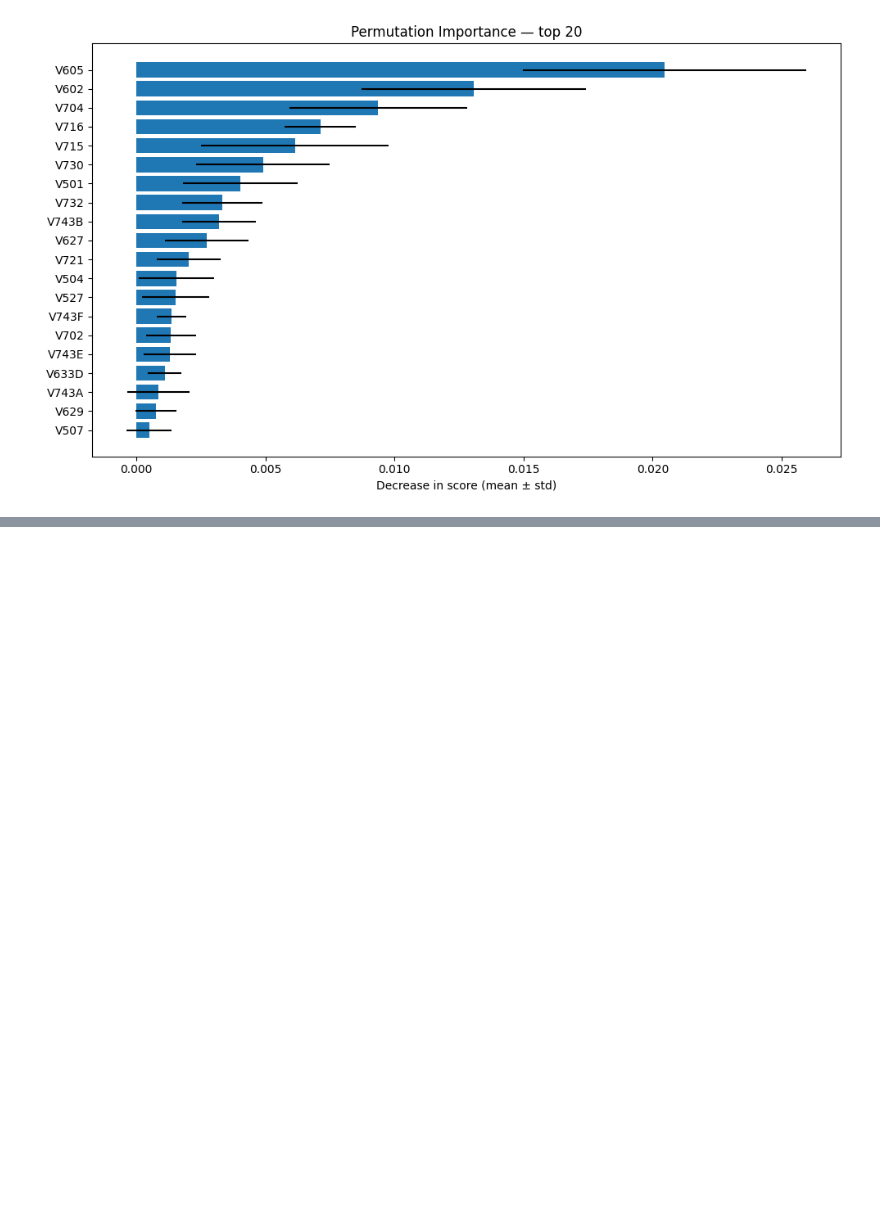
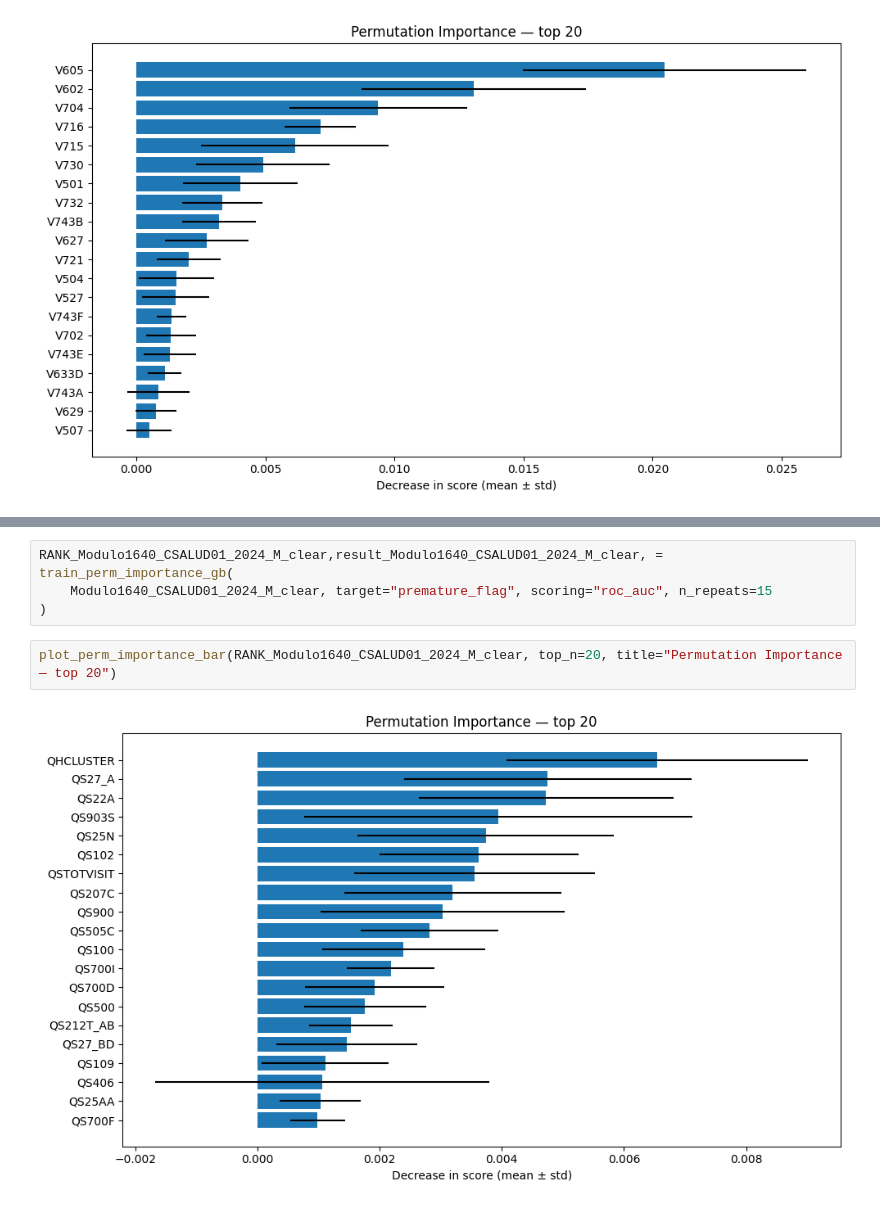
Before and after one commit to LinoMejiaDC/Machine-Leaarning-premature-births, a Jupyter notebook: 04_Feature_Imporante.ipynb, the cells around one changed output, grey strips where cells are left out. Saved outputs shown, nothing was run; the diff lists cells and outputs as text; blank space fills up the shorter version.

```diff
--- a/04_Feature_Imporante.ipynb
+++ b/04_Feature_Imporante.ipynb
@@ -488,0 +573,8 @@ plot_perm_importance_bar(RANK_MModulo1635_RE516171_2024_M_clear, top_n=20, title
+# %%
+RANK_Modulo1640_CSALUD01_2024_M_clear,result_Modulo1640_CSALUD01_2024_M_clear, = train_perm_importance_gb(
+    Modulo1640_CSALUD01_2024_M_clear, target="premature_flag", scoring="roc_auc", n_repeats=15
+)
+# %%
+plot_perm_importance_bar(RANK_Modulo1640_CSALUD01_2024_M_clear, top_n=20, title="Permutation Importance — top 20")
+# %% [output]
+[figure, added]
```
Also changed, not shown: parts of 10 cells of this notebook, 2 other files.
